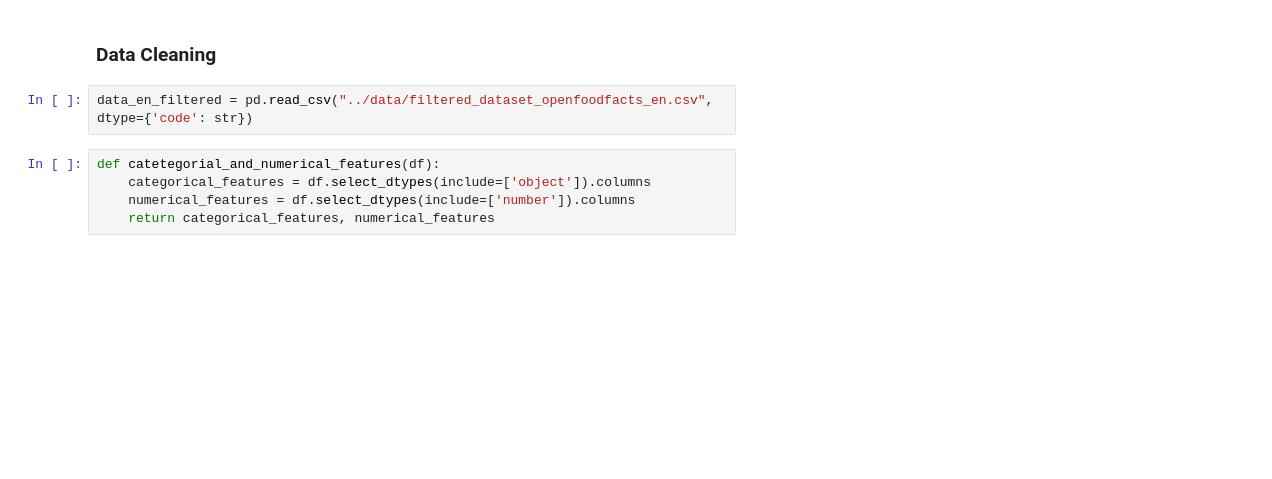
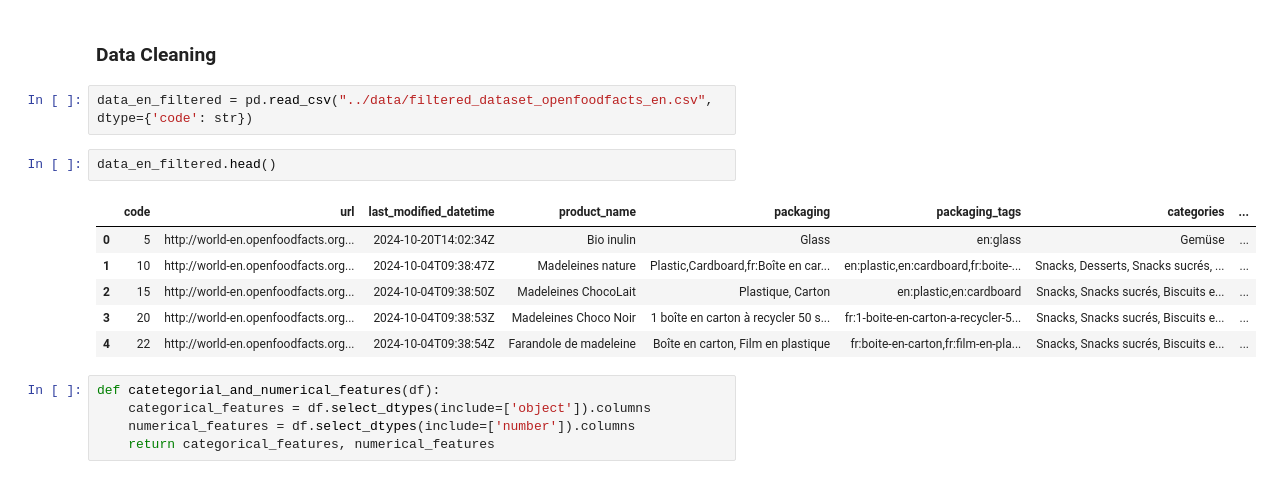
Before and after one commit to littlerobinson/foodstuffs_recommendation, a Jupyter notebook: notebooks/research_ben.ipynb, the cells around one changed output. Cells and saved outputs as stored; diff of their text form; blank space fills up the shorter version.

```diff
--- a/notebooks/research_ben.ipynb
+++ b/notebooks/research_ben.ipynb
@@ -165,6 +168,15 @@ data_en_filtered.to_csv("../data/filtered_dataset_openfoodfacts_en.csv", index=F
 ### Data Cleaning
 # %%
 data_en_filtered = pd.read_csv("../data/filtered_dataset_openfoodfacts_en.csv", dtype={'code': str})
+# %%
+data_en_filtered.head()
+# %% [output]
+|  | code | url | last_modified_datetime | product_name | packaging | packaging_tags | categories | ... |
+| 0 | 5 | http://world-en.openfoodfacts.org... | 2024-10-20T14:02:34Z | Bio inulin | Glass | en:glass | Gemüse | ... |
+| 1 | 10 | http://world-en.openfoodfacts.org... | 2024-10-04T09:38:47Z | Madeleines nature | Plastic,Cardboard,fr:Boîte en car... | en:plastic,en:cardboard,fr:boite-... | Snacks, Desserts, Snacks sucrés, ... | ... |
+| 2 | 15 | http://world-en.openfoodfacts.org... | 2024-10-04T09:38:50Z | Madeleines ChocoLait | Plastique, Carton | en:plastic,en:cardboard | Snacks, Snacks sucrés, Biscuits e... | ... |
+| 3 | 20 | http://world-en.openfoodfacts.org... | 2024-10-04T09:38:53Z | Madeleines Choco Noir | 1 boîte en carton à recycler 50 s... | fr:1-boite-en-carton-a-recycler-5... | Snacks, Snacks sucrés, Biscuits e... | ... |
+| 4 | 22 | http://world-en.openfoodfacts.org... | 2024-10-04T09:38:54Z | Farandole de madeleine | Boîte en carton, Film en plastique | fr:boite-en-carton,fr:film-en-pla... | Snacks, Snacks sucrés, Biscuits e... | ... |
 # %%
 def catetegorial_and_numerical_features(df):
     categorical_features = df.select_dtypes(include=['object']).columns
```
Also changed, not shown: parts of 26 cells of this notebook.
